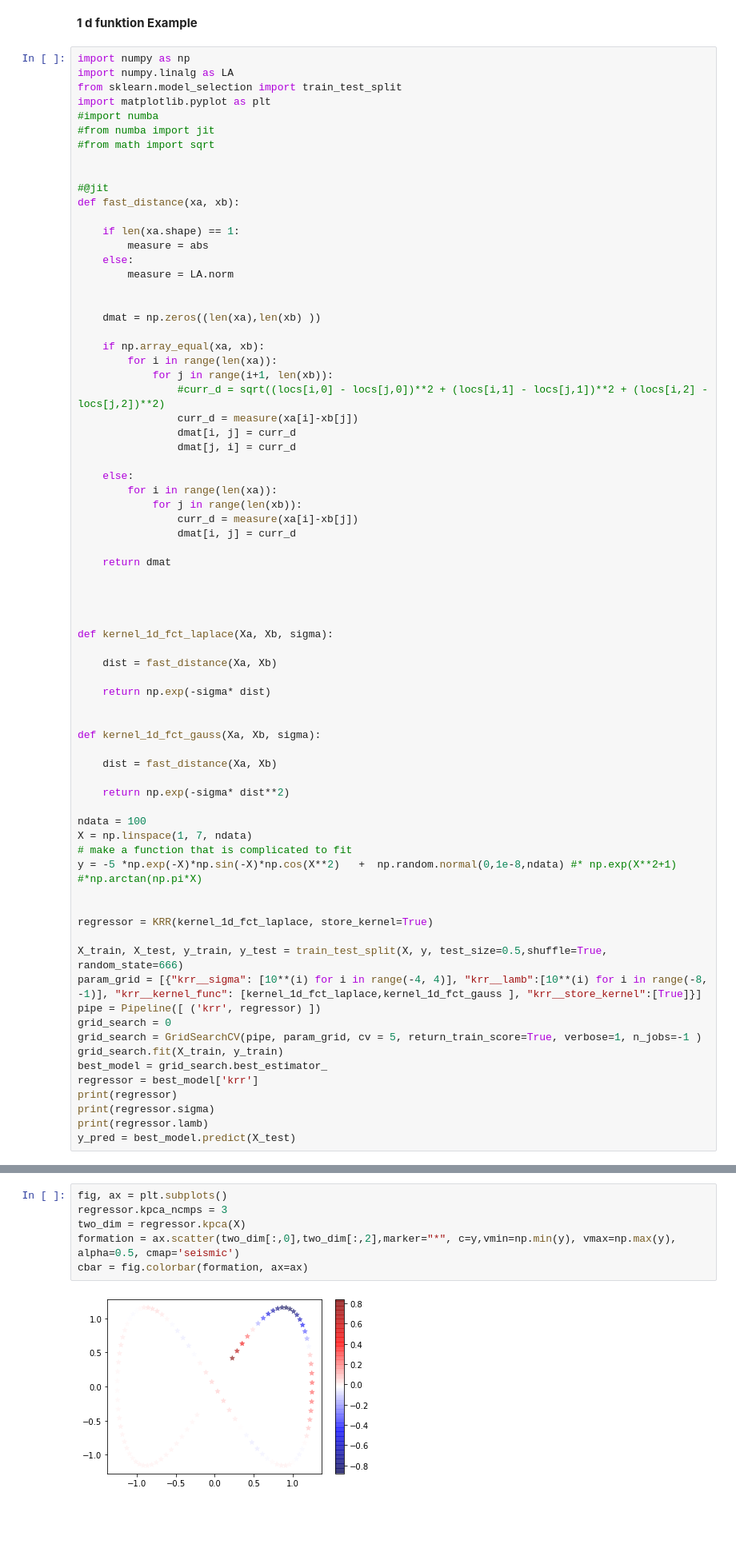
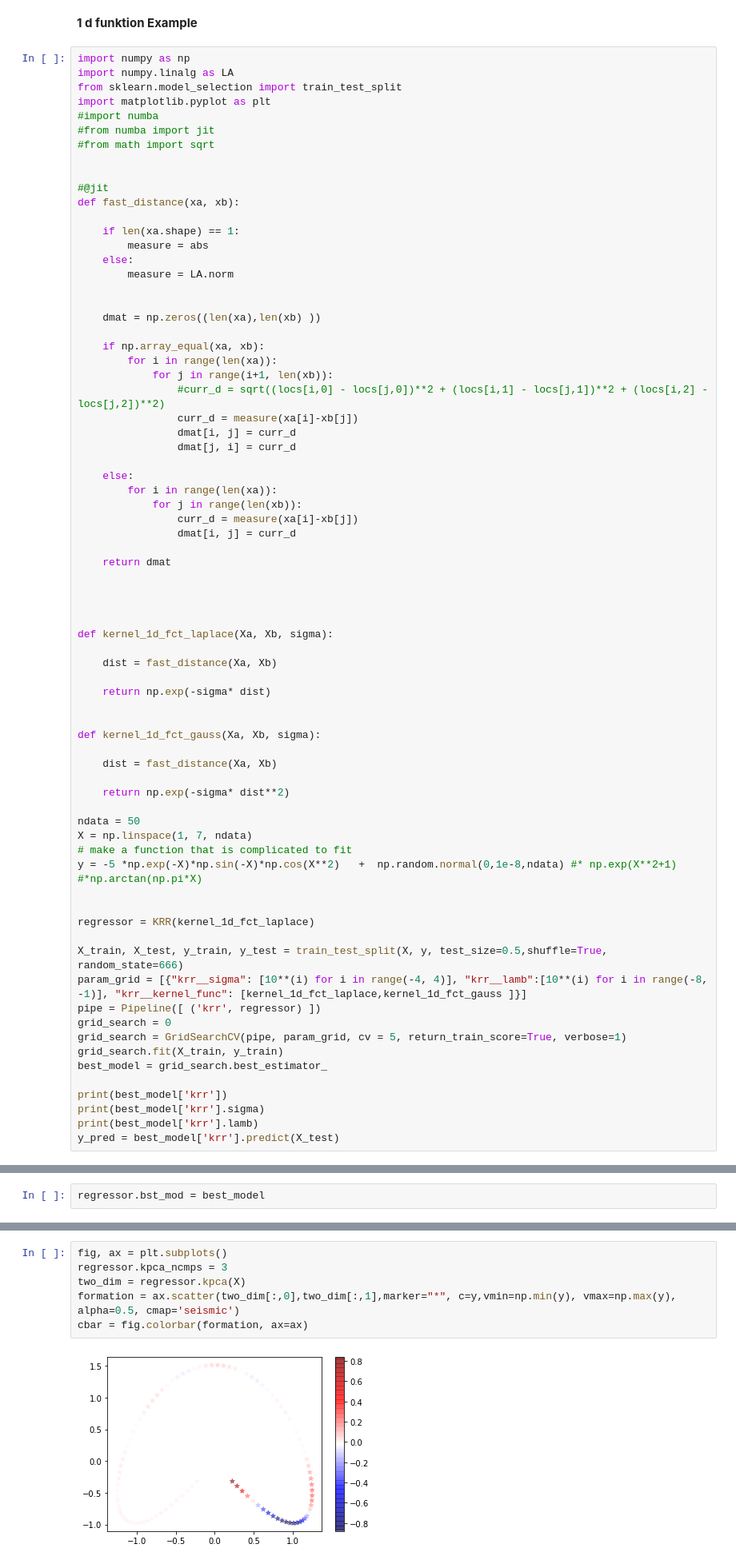
Before and after one commit to janweinreich/sklearn_reg, a Jupyter notebook: regression.ipynb, the cells around one changed output, grey strips where cells are left out. Shown at 80% size. Drawn from its saved outputs; the diff is of its cells as text; blank space fills up the shorter version.

```diff
--- a/regression.ipynb
+++ b/regression.ipynb
@@ -154,25 +162,25 @@ def kernel_1d_fct_gauss(Xa, Xb, sigma):
 
     return np.exp(-sigma* dist**2)
 
-ndata = 100
+ndata = 50
 X = np.linspace(1, 7, ndata)
 # make a function that is complicated to fit
 y = -5 *np.exp(-X)*np.sin(-X)*np.cos(X**2)   +  np.random.normal(0,1e-8,ndata) #* np.exp(X**2+1) #*np.arctan(np.pi*X)
 
 
-regressor = KRR(kernel_1d_fct_laplace, store_kernel=True)
+regressor = KRR(kernel_1d_fct_laplace)
 
 X_train, X_test, y_train, y_test = train_test_split(X, y, test_size=0.5,shuffle=True, random_state=666)
-param_grid = [{"krr__sigma": [10**(i) for i in range(-4, 4)], "krr__lamb":[10**(i) for i in range(-8, -1)], "krr__kernel_func": [kernel_1d_fct_laplace,kernel_1d_fct_gauss ], "krr__store_kernel":[True]}]
+param_grid = [{"krr__sigma": [10**(i) for i in range(-4, 4)], "krr__lamb":[10**(i) for i in range(-8, -1)], "krr__kernel_func": [kernel_1d_fct_laplace,kernel_1d_fct_gauss ]}]
 pipe = Pipeline([ ('krr', regressor) ])
 grid_search = 0
-grid_search = GridSearchCV(pipe, param_grid, cv = 5, return_train_score=True, verbose=1, n_jobs=-1 )
+grid_search = GridSearchCV(pipe, param_grid, cv = 5, return_train_score=True, verbose=1)
 grid_search.fit(X_train, y_train)
 best_model = grid_search.best_estimator_
-regressor = best_model['krr']
-print(regressor)
-print(regressor.sigma)
-print(regressor.lamb)
-y_pred = best_model.predict(X_test)
+
+print(best_model['krr'])
+print(best_model['krr'].sigma)
+print(best_model['krr'].lamb)
+y_pred = best_model['krr'].predict(X_test)
 # %% [output]
 Fitting 5 folds for each of 112 candidates, totalling 560 fits
@@ -180 +195,3 @@ ValueError: solve1: Input operand 1 has a mismatch in its core dimension 0, with
+# %%
+regressor.bst_mod = best_model
 # %%
@@ -192,8 +227,8 @@ plt.legend(fontsize=20)
 # %%
 fig, ax = plt.subplots()
 regressor.kpca_ncmps = 3
 two_dim = regressor.kpca(X)
-formation = ax.scatter(two_dim[:,0],two_dim[:,2],marker="*", c=y,vmin=np.min(y), vmax=np.max(y), alpha=0.5, cmap='seismic')
+formation = ax.scatter(two_dim[:,0],two_dim[:,1],marker="*", c=y,vmin=np.min(y), vmax=np.max(y), alpha=0.5, cmap='seismic')
 cbar = fig.colorbar(formation, ax=ax)
 # %% [output]
-[figure, old version]
+[figure, new version]
```
Also changed, not shown: parts of 8 cells of this notebook.
